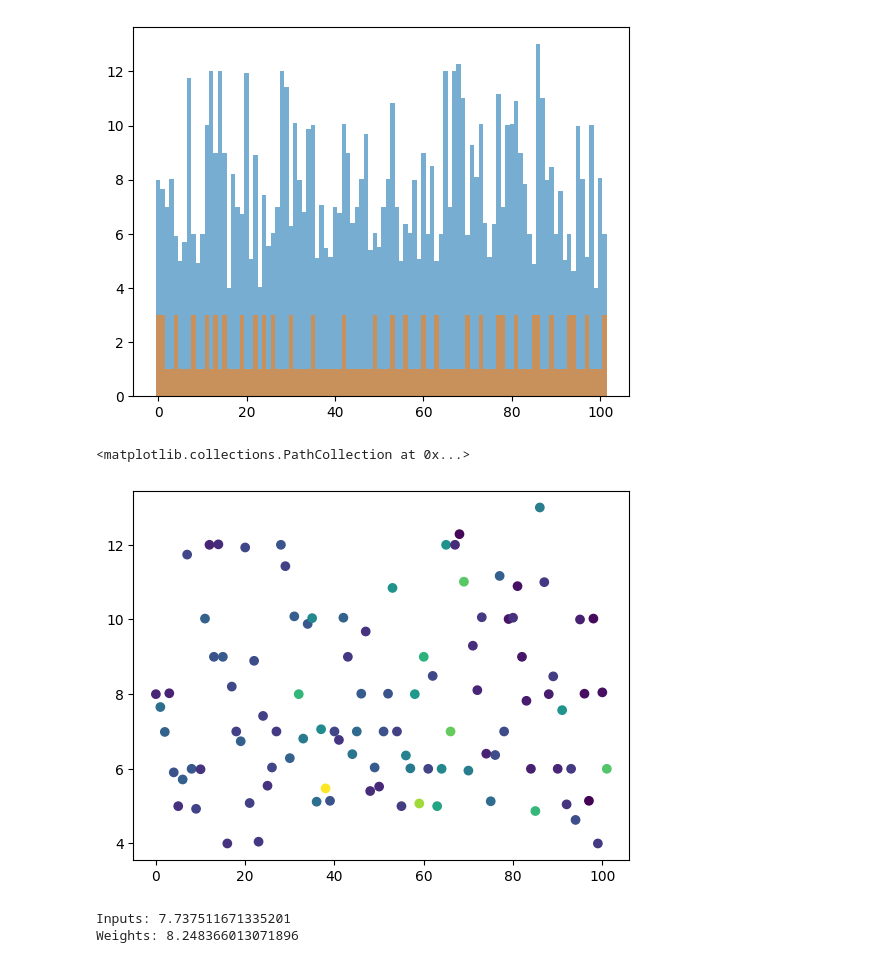
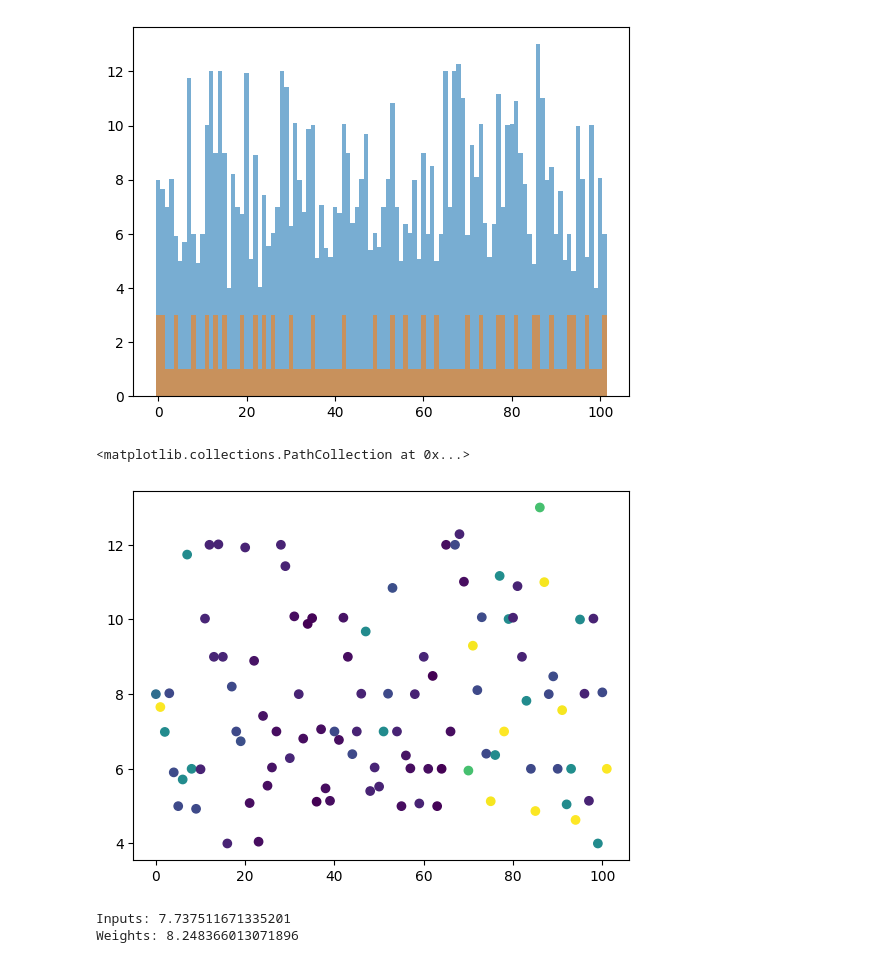
Before and after one commit to itiv-kit/dnn-model-exploration, a Jupyter notebook: evaluation_scripts/visualize_individuals.ipynb, the cells around one changed output. Saved outputs shown, nothing was run; the diff lists cells and outputs as text; code cells hidden in the pictures.

```diff
--- a/evaluation_scripts/visualize_individuals.ipynb
+++ b/evaluation_scripts/visualize_individuals.ipynb
@@ -121,3 +111,7 @@ layer_df.head()
+# %%
+# layer_df = pd.read_csv('layer_list.csv')
+# layer_df.head()
+energy_df = pd.read_csv('/home/oq4116/projekte/ai-hardware-accelerators/mixed-precision-dnns/results/dram_accesses_yolop.csv')
 # %%
 layer_df.plot(kind='bar',y='s')
 # %% [output]
@@ -158,11 +152,11 @@ plt.bar(xw, d2, width=1, alpha=0.6)
 <BarContainer object of 102 artists>
 [figure]
 # %%
-d2 = layer_df['max_w'].to_numpy()
+d2 = energy_df['i_reads'].to_numpy()
 plt.scatter(x=xw, y=input_bits, c=d2)
 # %% [output]
 <matplotlib.collections.PathCollection at 0x...>
-[figure, old version]
+[figure, new version]
 # %%
 print("Inputs:", np.mean(input_bits))
 print("Weights:", np.mean(weight_bits))
```
Also changed, not shown: parts of 1 cell of this notebook, 8 other files.
